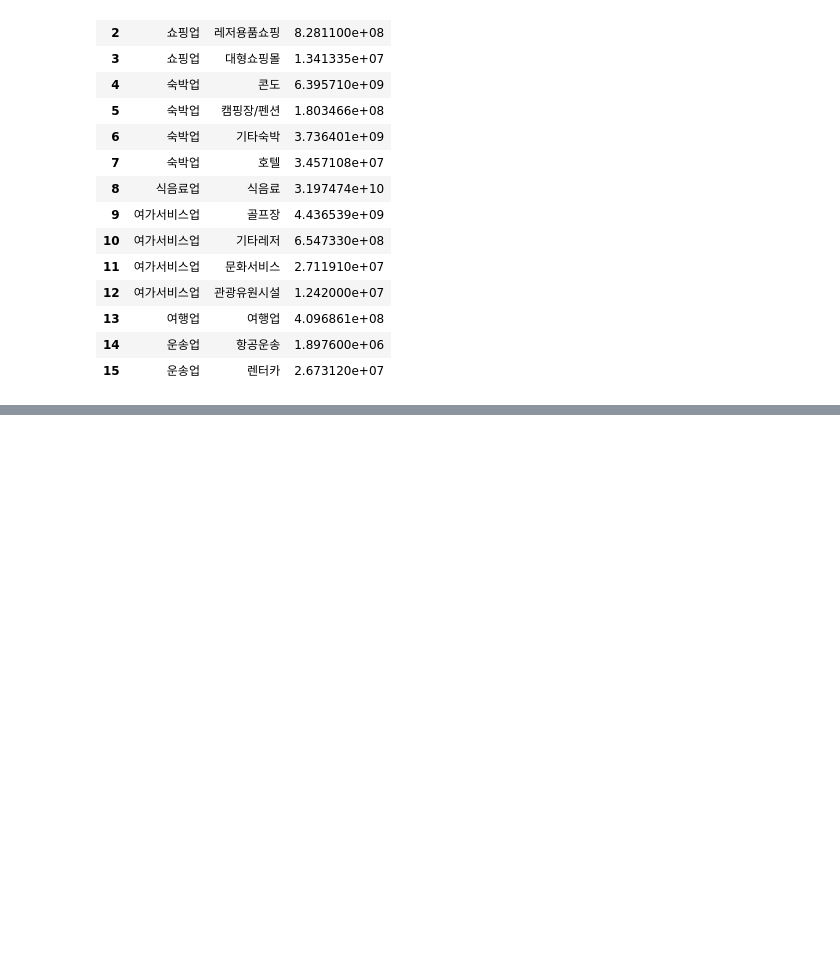
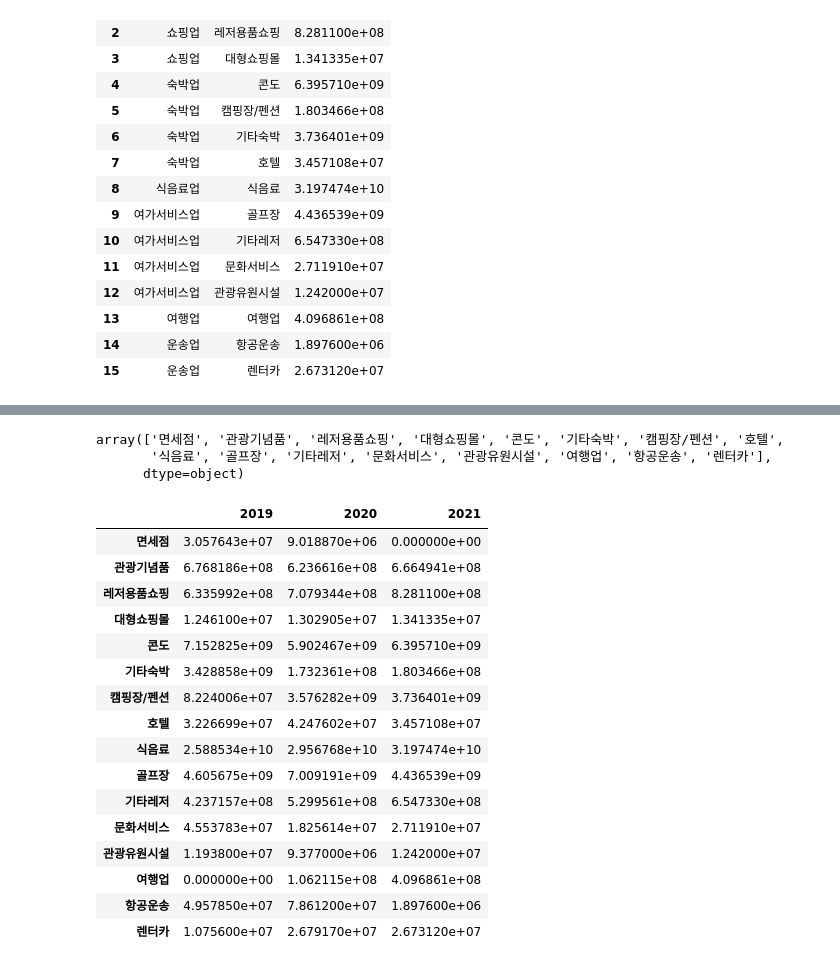
Before and after one commit to ehyecha/traveling-gogo, a Jupyter notebook: EDA project.ipynb, the cells around one changed output, grey strips where cells are left out. Cells and saved outputs as stored; diff of their text form; code cells hidden in the pictures; blank space fills up the shorter version.

```diff
--- a/EDA project.ipynb
+++ b/EDA project.ipynb
@@ -572,3 +572,34 @@ yaygyang_total
 | 13 | 여행업 | 여행업 | 0.000000e+00 | 여행업 | 여행업 | 1.062115e+08 | 여행업 | 여행업 | 4.096861e+08 |
 | 14 | 운송업 | 항공운송 | 4.957850e+07 | 운송업 | 항공운송 | 7.861200e+07 | 운송업 | 항공운송 | 1.897600e+06 |
 | 15 | 운송업 | 렌터카 | 1.075600e+07 | 운송업 | 렌터카 | 2.679170e+07 | 운송업 | 렌터카 | 2.673120e+07 |
+# %%
+yaygyang_total['업종중분류명'].iloc[:, 0].values
+# %% [output]
+array(['면세점', '관광기념품', '레저용품쇼핑', '대형쇼핑몰', '콘도', '기타숙박', '캠핑장/펜션', '호텔',
+       '식음료', '골프장', '기타레저', '문화서비스', '관광유원시설', '여행업', '항공운송', '렌터카'],
+      dtype=object)
+# %%
+yaygyang_total['중분류 소비액']
+
+df1 = pd.DataFrame(data = yaygyang_total['중분류 소비액'])
+df1.columns = [2019, 2020, 2021]
+df1.set_index(keys=yaygyang_total['업종중분류명'].iloc[:, 0].values, inplace=True)
+df1
+# %% [output]
+|  | 2019 | 2020 | 2021 |
+| 면세점 | 3.057643e+07 | 9.018870e+06 | 0.000000e+00 |
+| 관광기념품 | 6.768186e+08 | 6.236616e+08 | 6.664941e+08 |
+| 레저용품쇼핑 | 6.335992e+08 | 7.079344e+08 | 8.281100e+08 |
+| 대형쇼핑몰 | 1.246100e+07 | 1.302905e+07 | 1.341335e+07 |
+| 콘도 | 7.152825e+09 | 5.902467e+09 | 6.395710e+09 |
+| 기타숙박 | 3.428858e+09 | 1.732361e+08 | 1.803466e+08 |
+| 캠핑장/펜션 | 8.224006e+07 | 3.576282e+09 | 3.736401e+09 |
+| 호텔 | 3.226699e+07 | 4.247602e+07 | 3.457108e+07 |
+| 식음료 | 2.588534e+10 | 2.956768e+10 | 3.197474e+10 |
+| 골프장 | 4.605675e+09 | 7.009191e+09 | 4.436539e+09 |
+| 기타레저 | 4.237157e+08 | 5.299561e+08 | 6.547330e+08 |
+| 문화서비스 | 4.553783e+07 | 1.825614e+07 | 2.711910e+07 |
+| 관광유원시설 | 1.193800e+07 | 9.377000e+06 | 1.242000e+07 |
+| 여행업 | 0.000000e+00 | 1.062115e+08 | 4.096861e+08 |
+| 항공운송 | 4.957850e+07 | 7.861200e+07 | 1.897600e+06 |
+| 렌터카 | 1.075600e+07 | 2.679170e+07 | 2.673120e+07 |
```
Also changed, not shown: parts of 4 cells of this notebook.
